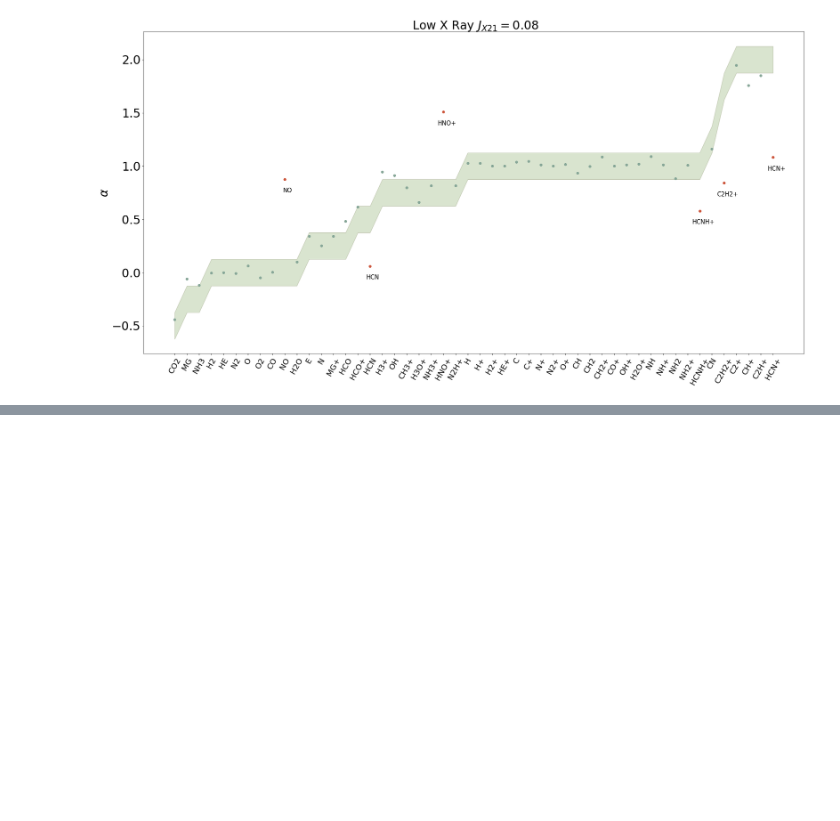
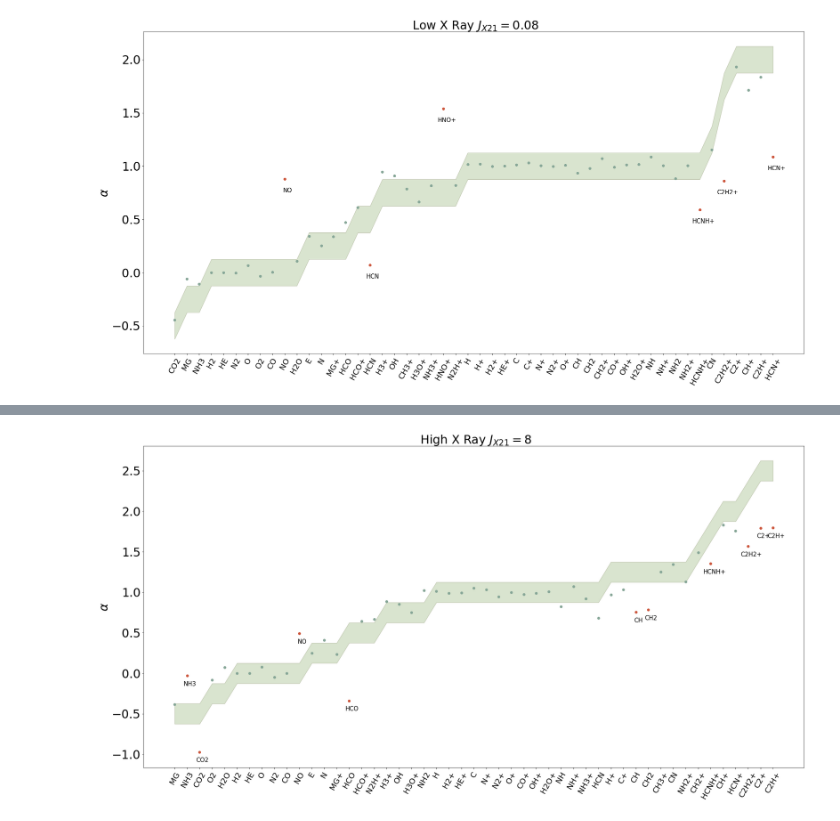
Before and after one commit to slowdivePTG/X-ray-chemistry, a Jupyter notebook: KROME/build_dustH2/data/alpha.ipynb, the cells around one changed output, grey strips where cells are left out. Cells and saved outputs as stored; diff of their text form; code cells hidden in the pictures; blank space fills up the shorter version.

```diff
--- a/KROME/build_dustH2/data/alpha.ipynb
+++ b/KROME/build_dustH2/data/alpha.ipynb
@@ -226,0 +227,5 @@ alpha_range('Table4','case4','case4_1',1,1.2)
+# %%
+# X-ray Jx21=80
+alpha_range('Table4','case4','case4_1',1,1.2)
+# %% [output]
+[figure, added]
```
Also changed, not shown: parts of 9 cells of this notebook, 33 other files.
